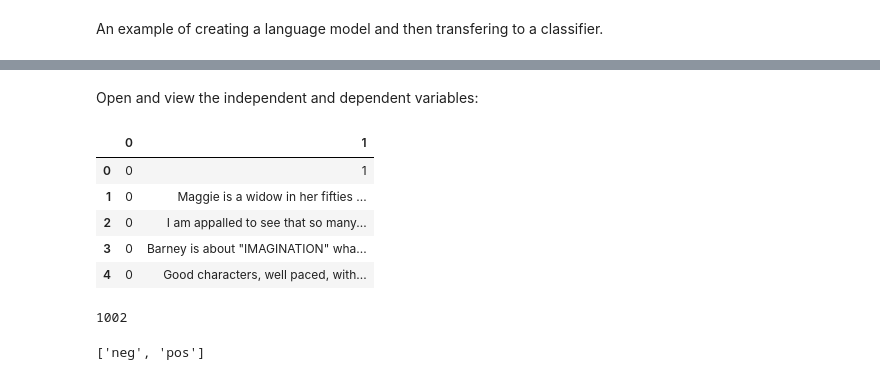
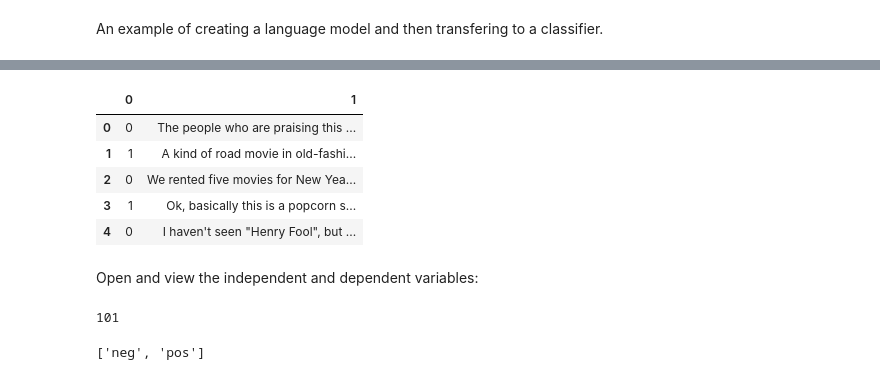
Before and after one commit to frame-technology/transfer-learning-fastai, a Jupyter notebook: walkthrough.ipynb, the cells around one changed output, grey strips where cells are left out. Cells and saved outputs as stored; diff of their text form; code cells hidden in the pictures.

```diff
--- a/walkthrough.ipynb
+++ b/walkthrough.ipynb
@@ -68,17 +65,16 @@ dftr_clas.to_csv(path/'train_clas.csv', index=False)
+# %%
+dftr_clas.head()
+# %% [output]
+|  | 0 | 1 |
+| 0 | 0 | The people who are praising this ... |
+| 1 | 1 | A kind of road movie in old-fashi... |
+| 2 | 0 | We rented five movies for New Yea... |
+| 3 | 1 | Ok, basically this is a popcorn s... |
+| 4 | 0 | I haven't seen "Henry Fool", but ... |
 # %% [markdown]
 Open and view the independent and dependent variables:
-# %%
-df = pd.read_csv(path/'train.csv', header=None)
-df.head()
-# %% [output]
-|  | 0 | 1 |
-| 0 | 0 | 1 |
-| 1 | 0 | Maggie is a widow in her fifties ... |
-| 2 | 0 | I am appalled to see that so many... |
-| 3 | 0 | Barney is about "IMAGINATION" wha... |
-| 4 | 0 | Good characters, well paced, with... |
 # %%
-len(df)
+len(dftr_lm)
 # %% [output]
-1002
+101
 # %%
```
Also changed, not shown: parts of 23 cells of this notebook, 5 other files.
